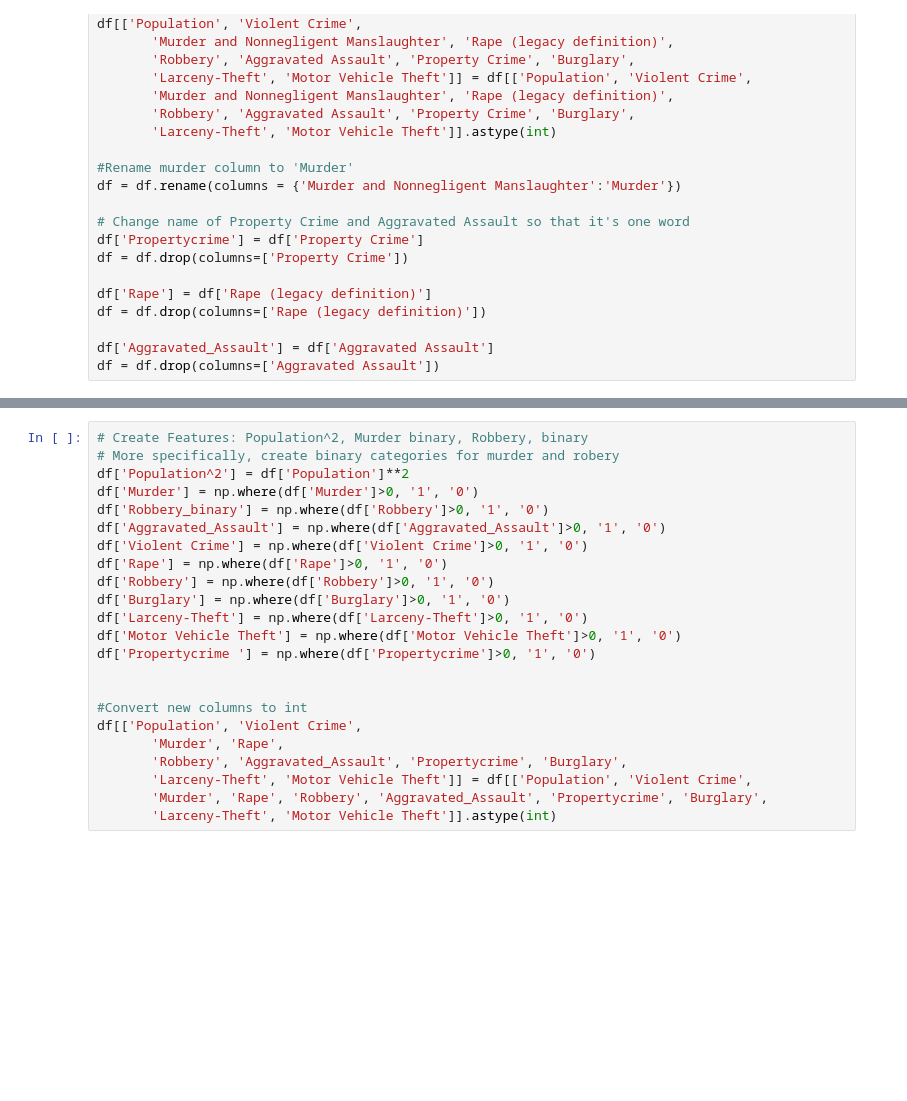
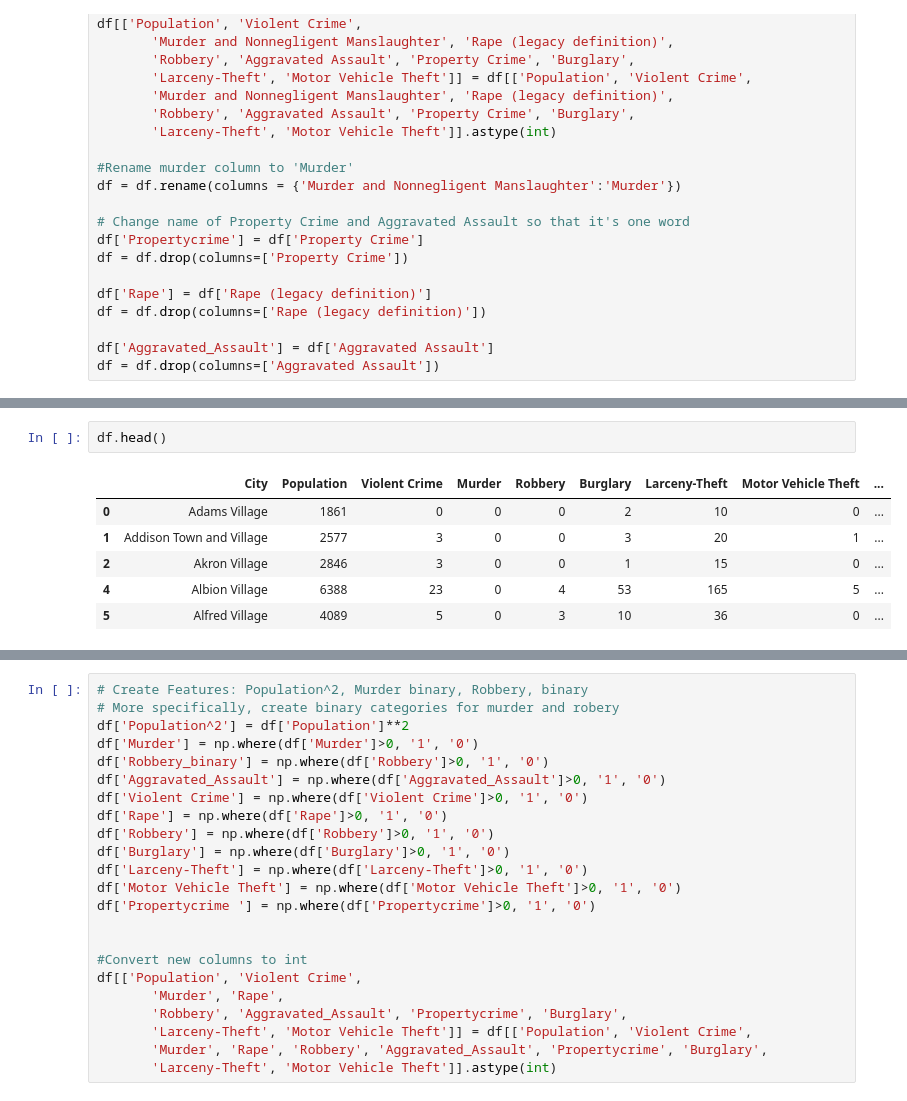
Before and after one commit to ayan1995/Thinkful, a Jupyter notebook: Bootcamp/Unit 2 Supervised Learning/Lesson 4 Linear Regression/Multivariable Regression Model.ipynb, the cells around one changed output, grey strips where cells are left out. Cells and saved outputs as stored; diff of their text form; blank space fills up the shorter version.

```diff
--- a/Bootcamp/Unit 2 Supervised Learning/Lesson 4 Linear Regression/Multivariable Regression Model.ipynb
+++ b/Bootcamp/Unit 2 Supervised Learning/Lesson 4 Linear Regression/Multivariable Regression Model.ipynb
@@ -105,3 +121,12 @@ df = df.drop(columns=['Aggravated Assault'])
+# %%
+df.head()
+# %% [output]
+|  | City | Population | Violent Crime | Murder | Robbery | Burglary | Larceny-Theft | Motor Vehicle Theft | ... |
+| 0 | Adams Village | 1861 | 0 | 0 | 0 | 2 | 10 | 0 | ... |
+| 1 | Addison Town and Village | 2577 | 3 | 0 | 0 | 3 | 20 | 1 | ... |
+| 2 | Akron Village | 2846 | 3 | 0 | 0 | 1 | 15 | 0 | ... |
+| 4 | Albion Village | 6388 | 23 | 0 | 4 | 53 | 165 | 5 | ... |
+| 5 | Alfred Village | 4089 | 5 | 0 | 3 | 10 | 36 | 0 | ... |
 # %%
 plt.figure(figsize=(8,8))
 plt.hist(df['Propertycrime'], bins = 100, edgecolor='k')
```
Also changed, not shown: parts of 12 cells of this notebook.
